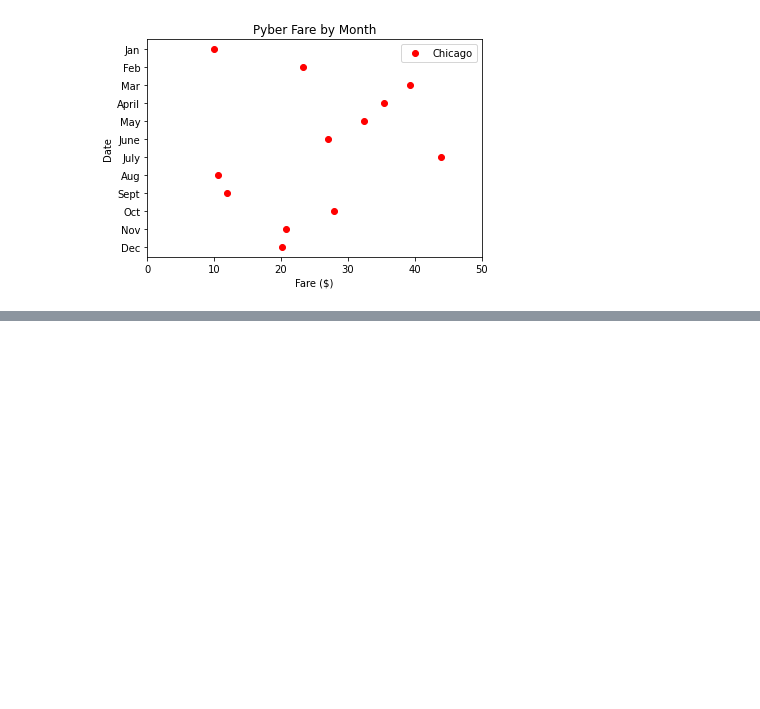
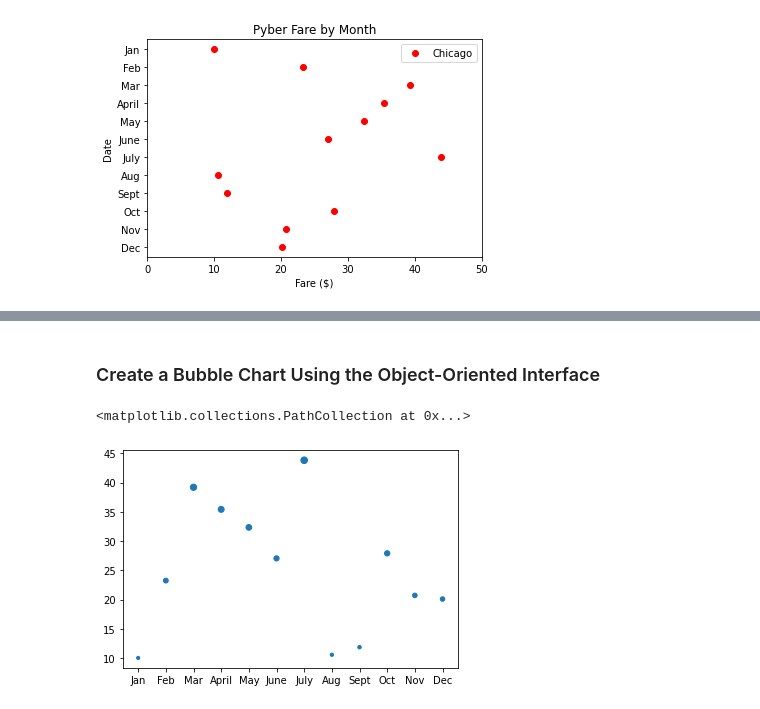
Before and after one commit to cameronmitchell18/PyBer-Analysis-Practice, a Jupyter notebook: PyBer_Practice.ipynb, the cells around one changed output, grey strips where cells are left out. Saved outputs shown, nothing was run; the diff lists cells and outputs as text; code cells hidden in the pictures; blank space fills up the shorter version.

```diff
--- a/PyBer_Practice.ipynb
+++ b/PyBer_Practice.ipynb
@@ -286,0 +337,8 @@ plt.legend()
+# %% [markdown]
+### Create a Bubble Chart Using the Object-Oriented Interface
+# %%
+fig, ax = plt.subplots()
+ax.scatter(x_axis, y_axis, s=y_axis)
+# %% [output]
+<matplotlib.collections.PathCollection at 0x...>
+[figure, added]
```
Also changed, not shown: parts of 7 cells of this notebook.
